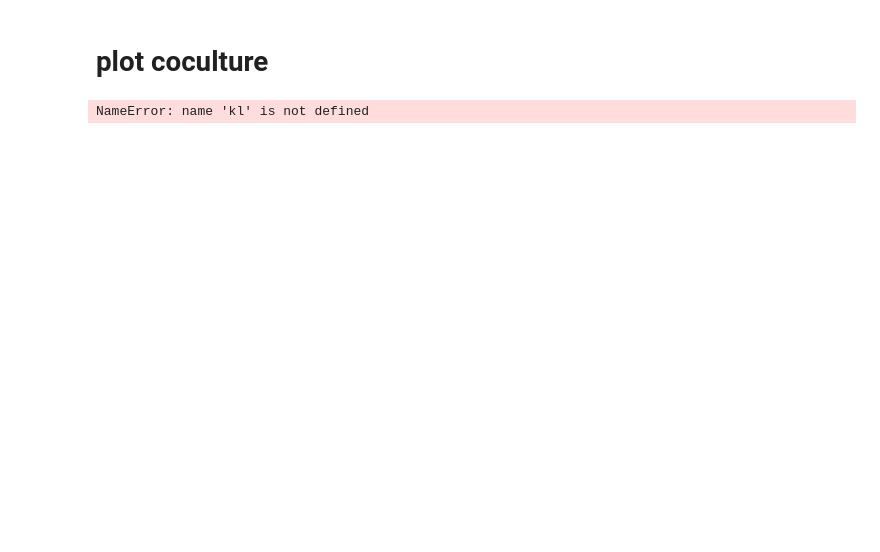
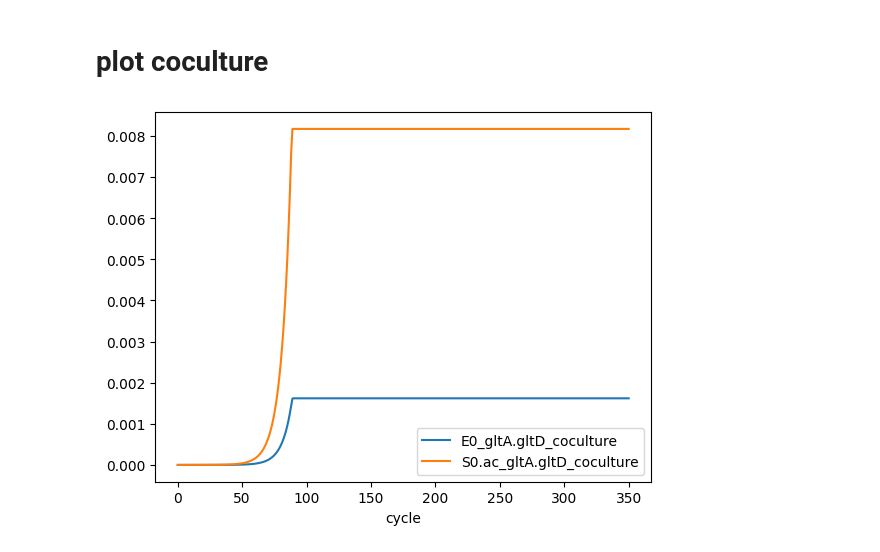
Before and after one commit to TFwongw/Harcombe_Lab, a Jupyter notebook: JupyterNotebook/flux_analysis.ipynb, the cells around one changed output. Drawn from its saved outputs; the diff is of its cells as text; code cells hidden in the pictures; blank space fills up the shorter version.

```diff
--- a/JupyterNotebook/flux_analysis.ipynb
+++ b/JupyterNotebook/flux_analysis.ipynb
@@ -10,25 +10,24 @@ import ast
 import os
 import numpy as np
 
-# E0 = cobra.io.read_sbml_model("./models/iML1515_E0.xml")
-# # reactions in TAC or other pathways
+E0 = cobra.io.read_sbml_model("./models/iML1515_E0.xml")
+S0 = cobra.io.read_sbml_model("./models/STM_v1_0_S0.xml")
+E0.id = 'E0'
+S0.id = 'S0.ac'
+# reactions in TAC or other pathways
 
-# desired_cycle = pd.read_csv('./Data/desired_cycle.csv', index_col=0) #flux analysis.ipynb
-# gr_DG = pd.read_csv('./r/data fitting/standardized_gr_Div_DG_Mult_Aug31.csv', index_col='gene_inhibition')
-# gr_DG.loc[:,:'S0.ac_monoculture'][gr_DG.loc[:,:'S0.ac_monoculture']<1e-5] = 0
+desired_cycle = pd.read_csv('./Data/desired_cycle.csv', index_col=0) #flux analysis.ipynb
+gr_DG = pd.read_csv('./r/data fitting/standardized_gr_Div_DG_Mult_Aug31.csv', index_col='gene_inhibition')
+gr_DG.loc[:,:'S0.ac_monoculture'][gr_DG.loc[:,:'S0.ac_monoculture']<1e-5] = 0
 
-# label_df = pd.read_excel(open('./Data/iML1515_GP.xlsx', 'rb'), # ? S0 rct pathway label necessary?
-#               sheet_name='iML1515_GP', index_col=0)
-# # rct_pathway_df = pd.read_csv('./Data/rct_pathway.csv')
-# alpha_table = pd.read_csv("./Data/alpha_table.csv", index_col=0)
-# comb_list = list(pd.read_csv('./Data/gr_Div_DG_Blis_Aug31.csv').gene_inhibition[1:])
+label_df = pd.read_excel(open('./Data/iML1515_GP.xlsx', 'rb'), # ? S0 rct pathway label necessary?
+              sheet_name='iML1515_GP', index_col=0)
+# rct_pathway_df = pd.read_csv('./Data/rct_pathway.csv')
+alpha_table = pd.read_csv("./Data/alpha_table.csv", index_col=0)
+comb_list = list(pd.read_csv('./Data/gr_Div_DG_Blis_Aug31.csv').gene_inhibition[1:])
 DG_list = list(gr_DG.index)
 DG_list.remove('Normal')
 genes = alpha_table.index
-
-S0 = cobra.io.read_sbml_model("./models/STM_v1_0_S0.xml")
-E0.id = 'E0'
-S0.id = 'S0.ac'
 # %%
 def convert_arg_to_list(arg):
     if type(arg) is pd.Series:
@@ -683,13 +795,12 @@ a.sort_values('Total_BM_bin').to_csv('test.csv')
 # %%
 def plot_coculture(gene_list):
     colnames = list()
-    for model, current_gene in itertools.product([E0, S0],gene_list):
+    for model, current_gene in itertools.product([E0, S0],convert_arg_to_list(gene_list)):
         colnames.append('_'.join([model.id, current_gene, 'coculture']))
 
     Biomass_df[colnames].plot()
-    return Biomass_df[colnames]
+    return None
 # plot_coculture(['dadX.pyrD'])
+plot_coculture('gltA.gltD')
+# %% [output]
+[figure, added]
-# %%
-kl
-# %% [output]
-NameError: name 'kl' is not defined
```
Also changed, not shown: parts of 23 cells of this notebook.
